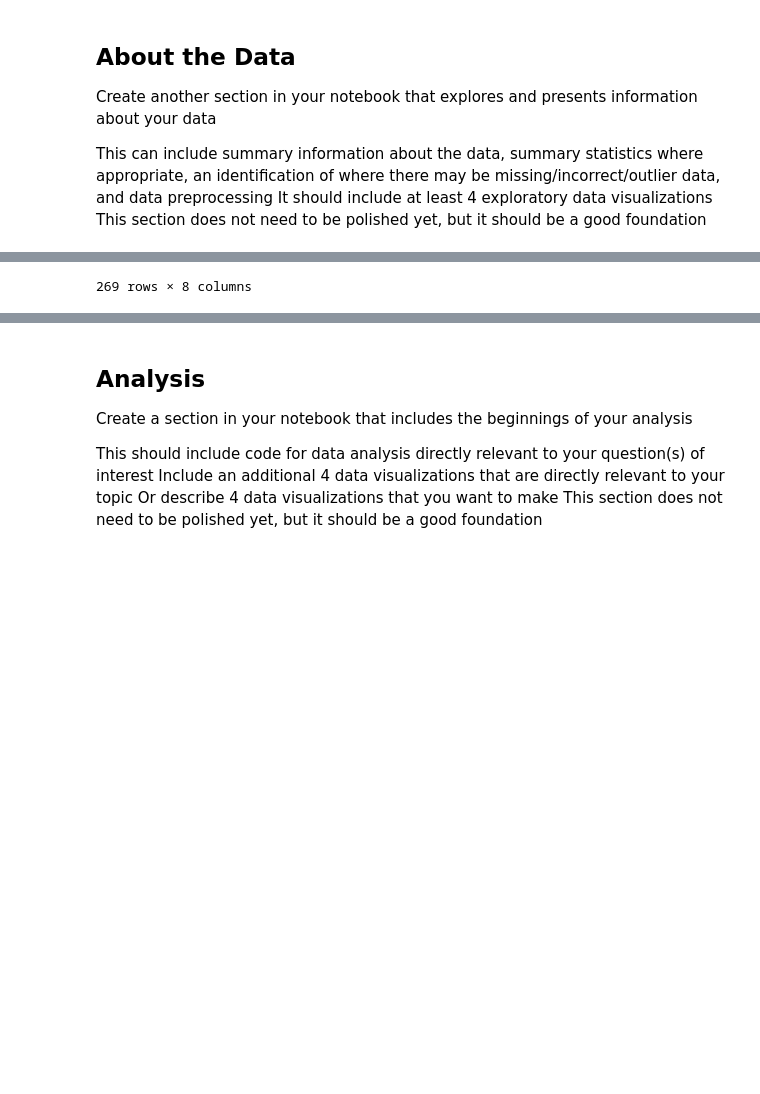
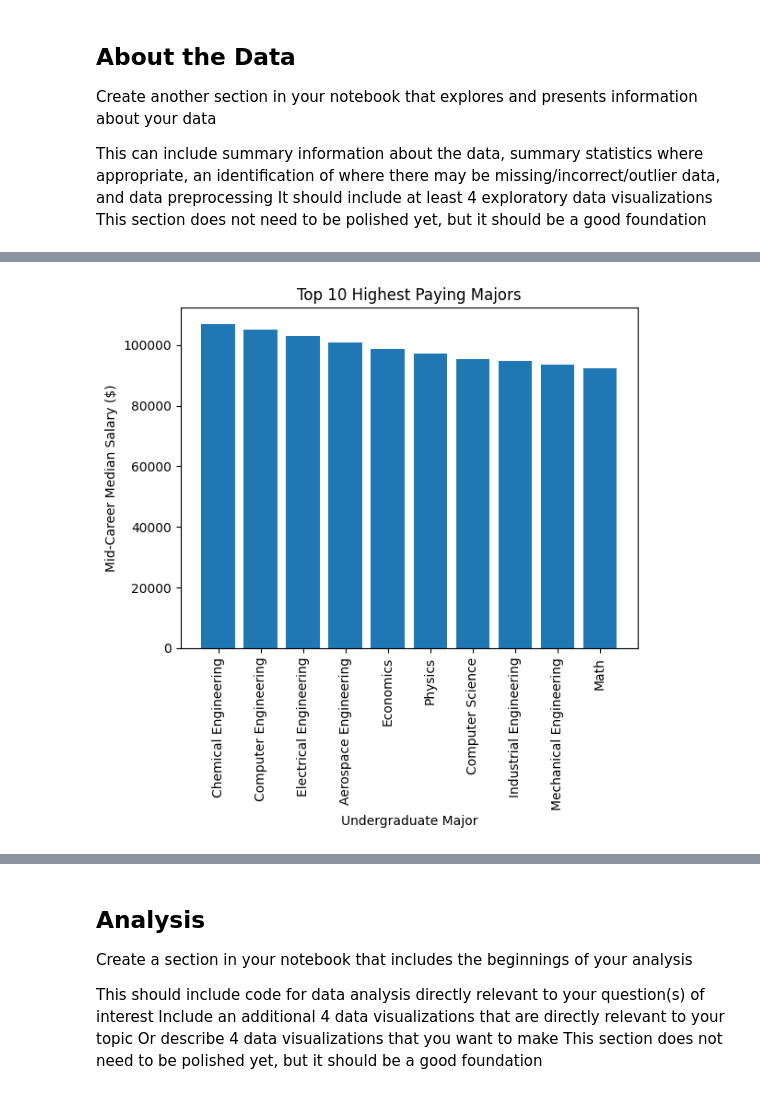
Before and after one commit to ashleyalee/DH140-Final, a Jupyter notebook: dh-140-final-AL.ipynb, the cells around one changed output, grey strips where cells are left out. Drawn from its saved outputs; the diff is of its cells as text; code cells hidden in the pictures; blank space fills up the shorter version.

```diff
--- a/dh-140-final-AL.ipynb
+++ b/dh-140-final-AL.ipynb
@@ -39,3 +92,9 @@ FileNotFoundError: [Errno 2] No such file or directory: 'degrees-that-pay-back.c
 # %%
-salaries
+top_majors = degrees.sort_values(by='Mid-Career Median Salary', ascending=False).head(10)
+plt.bar(top_majors['Undergraduate Major'], top_majors['Mid-Career Median Salary'])
+plt.xticks(rotation=90)
+plt.xlabel('Undergraduate Major')
+plt.ylabel('Mid-Career Median Salary ($)')
+plt.title('Top 10 Highest Paying Majors')
+plt.show()
 # %% [output]
@@ -54 +101 @@ salaries
-269 rows × 8 columns
+[figure, added]
```
Also changed, not shown: parts of 9 cells of this notebook, 14 other files.
